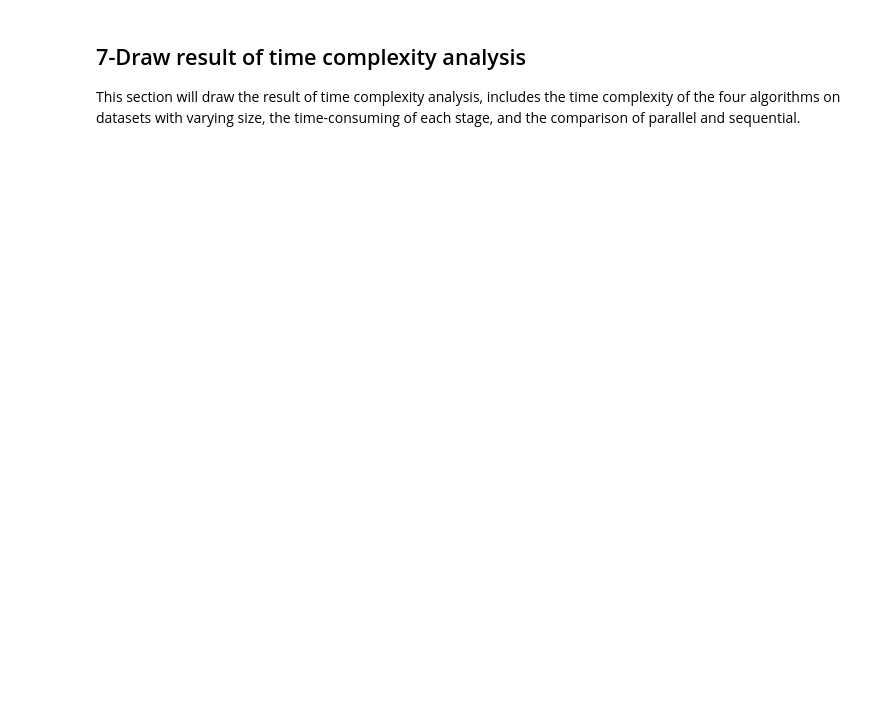
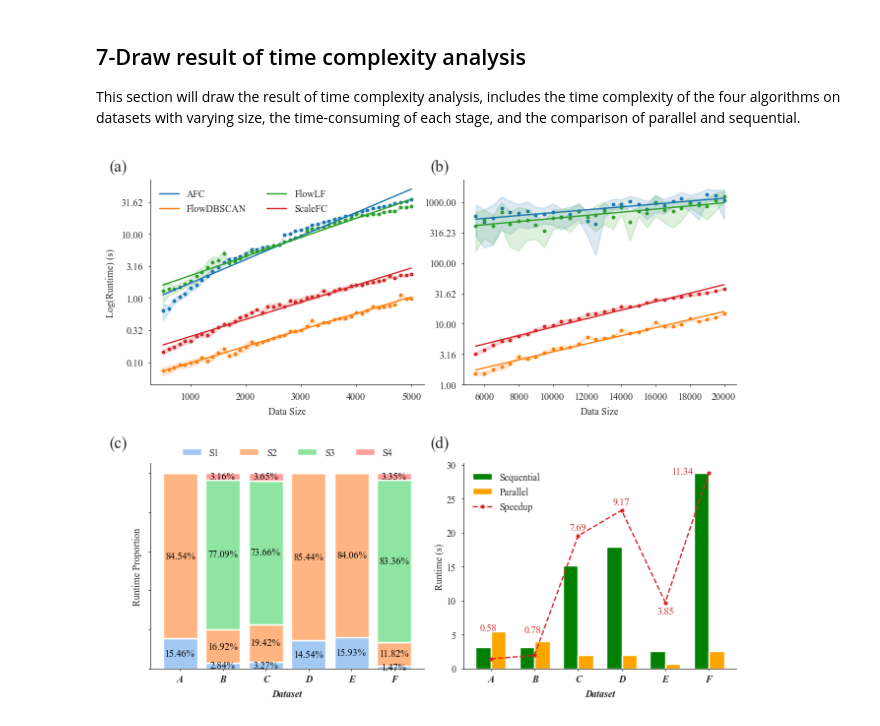
Before and after one commit to ZPGuiGroupWhu/ScaleFC, a Jupyter notebook: DrawFigures.ipynb, the cells around one changed output. Drawn from its saved outputs; the diff is of its cells as text; code cells hidden in the pictures; blank space fills up the shorter version.

Commit message:
add results for expanded experiments
Signed-off-by: chenhuan <chen_huan@whu.edu.cn>

```diff
--- a/DrawFigures.ipynb
+++ b/DrawFigures.ipynb
@@ -1090,7 +1098,8 @@ plt.show()
 
 This section will draw the result of time complexity analysis, includes the time complexity of the four algorithms on datasets with varying size, the time-consuming of each stage, and the comparison of parallel and sequential.
 # %%
-from scipy.interpolate import make_interp_spline
+
+
 def plot_time_complexity_small_scale(dirpath="./output/csv", ax=None, prefix='time-complexity-500-5000-100'):
     # 获取文件列表，过滤出前缀符合要求的文件
     files = sorted([f for f in os.listdir(dirpath) if f.startswith(prefix)])[:10]
@@ -1288,8 +1297,8 @@ def draw_speedup(ax1):
     bar_width = 0.35
     index = np.arange(len(df['Dataset']))
 
-    bars1 = ax1.bar(index, df['TimeNone'], bar_width, label='Sequential', color='green')
-    bars2 = ax1.bar(index + bar_width, df['TimePara'], bar_width, label='Parallel', color='orange')
+    _ = ax1.bar(index, df['TimeNone'], bar_width, label='Sequential', color='green')
+    _ = ax1.bar(index + bar_width, df['TimePara'], bar_width, label='Parallel', color='orange')
 
     ax2 = ax1.twinx()
     ax2.set_ylabel('')
@@ -1319,7 +1328,7 @@ def draw_speedup(ax1):
             offset_x = -0.6
             offset_y=-0.2
 
-        text = ax2.text(x + offset_x, y + offset_y, f'{y:.2f}', ha='center', va=va, color=used_color)
+        ax2.text(x + offset_x, y + offset_y, f'{y:.2f}', ha='center', va=va, color=used_color)
 
     ax1.set_xlabel('')
     ax1.set_ylabel('Runtime (s)', labelpad=1)
@@ -1345,21 +1354,23 @@ def draw_speedup(ax1):
 # %%
 
 # 示例用法
 fig2, sizeinfo2 = get_figsize_and_axes_sizeinfo(2, 2, height_width_ratio=0.75, left_margin=0, twofigs_width_margin=0.40, twofigs_height_margin=0.8)
 fig, axes = get_fig_and_axes_from_sizeinfo(fig2, sizeinfo2)
 
 for ax in axes:
     ax.tick_params(axis='both', width=.5, length=1.5,)
 
 plot_time_complexity_small_scale(ax=axes[0],dirpath='./result/')
-plot_time_complexity_large_scale(dirpath='./r/', ax=axes[1], prefix='time-complexity-5500-20000-500')
+plot_time_complexity_large_scale(dirpath='./result/', ax=axes[1], prefix='time-complexity-5500-20000-500')
 plot_runtime_distribution_stacked(ax=axes[2])
 fig.text(-0.07, 0.99, "(a)", fontsize=12)
 fig.text(0.47, 0.99, "(b)", fontsize=12)
 fig.text(-0.07, 0.45, "(c)", fontsize=12)
 fig.text(0.47, 0.45, "(d)", fontsize=12)
 
 draw_speedup(axes[3])
-fig.savefig(f"Fig11.png", bbox_inches='tight', dpi=600)
-fig.savefig(f"Fig11.svg", bbox_inches='tight')
+# fig.savefig("Fig11.png", bbox_inches='tight', dpi=600)
+# fig.savefig("Fig11.svg", bbox_inches='tight')
 plt.show()
+# %% [output]
+[figure, added]
```
Also changed, not shown: parts of 11 cells of this notebook, 13 other files.
